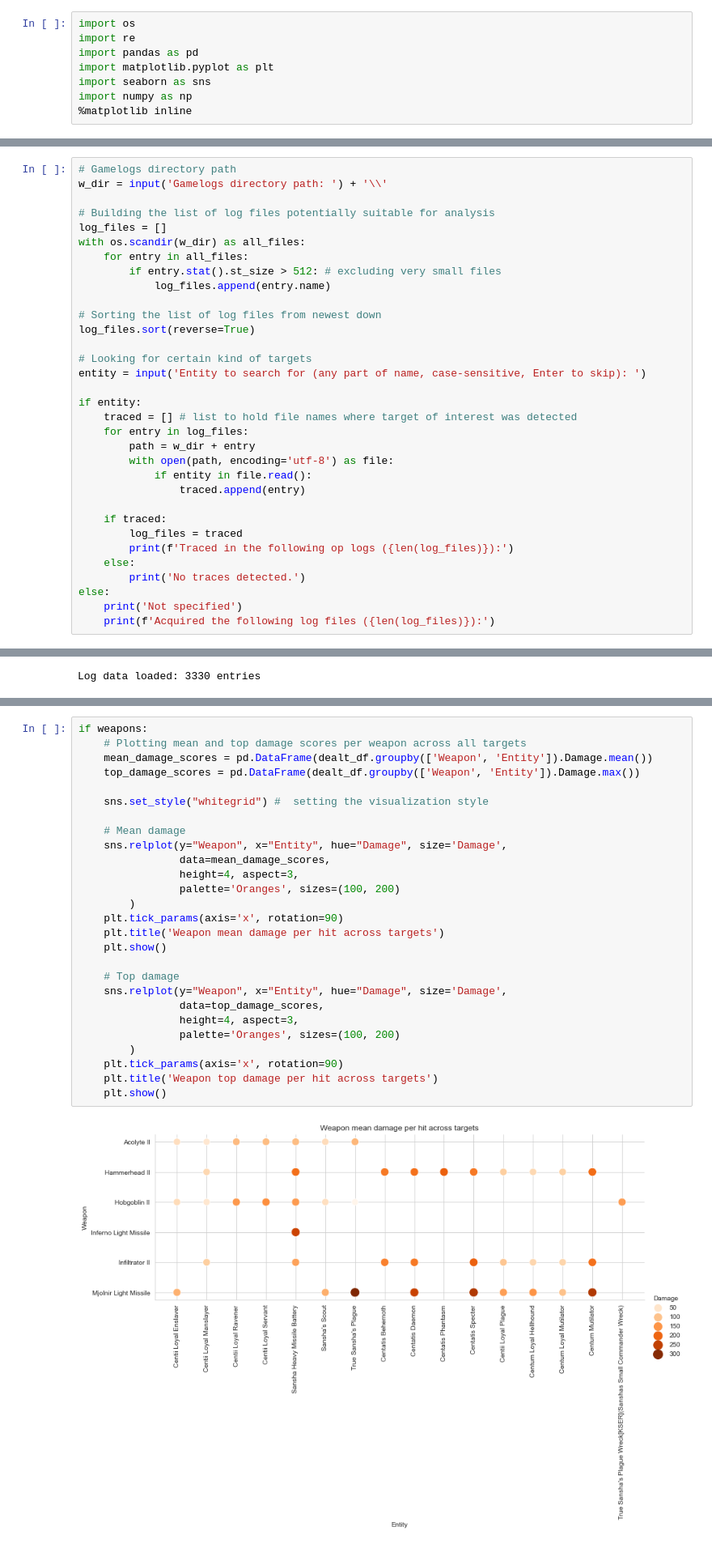
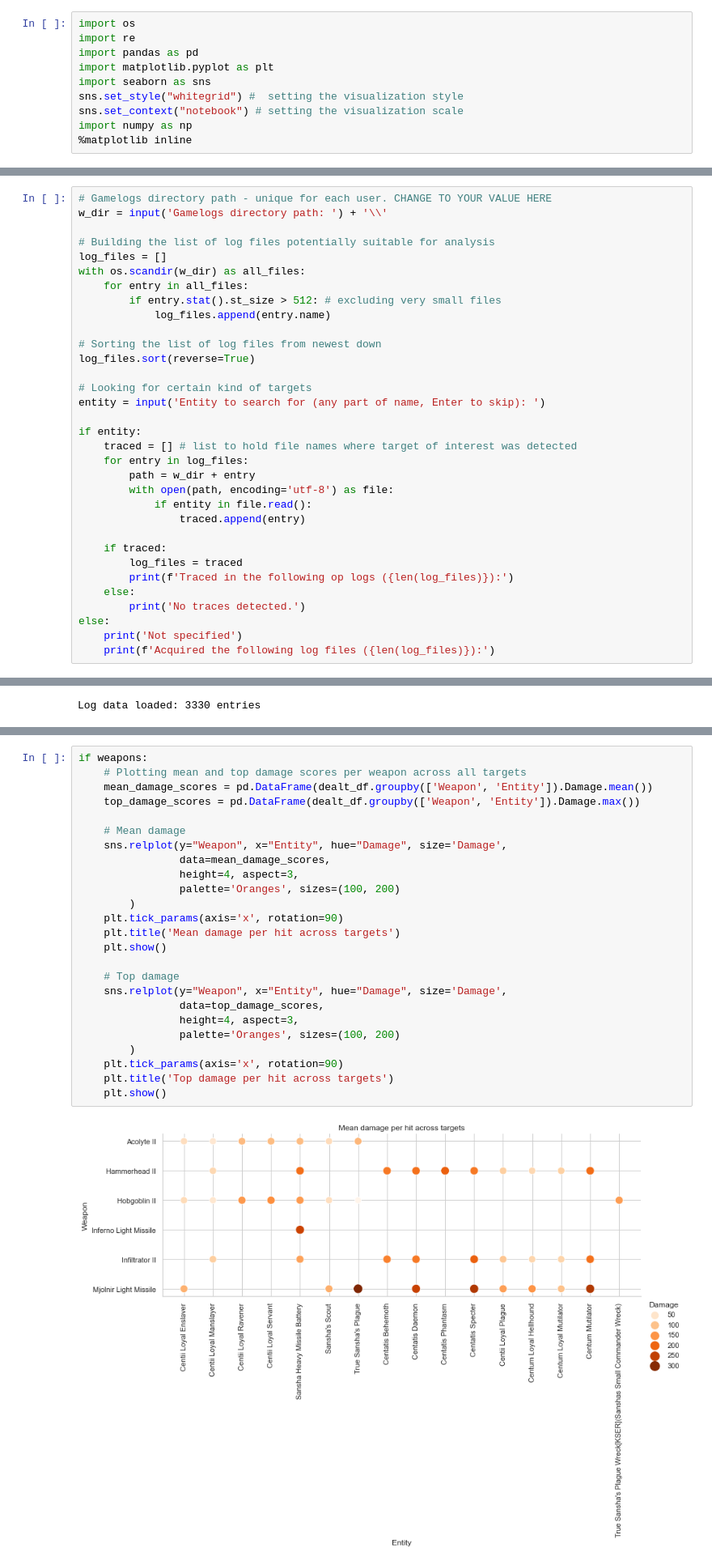
Before and after one commit to mislavskii/EvELogs, a Jupyter notebook: WeaponPerformancePub.ipynb, the cells around one changed output, grey strips where cells are left out. Shown at 81% size. Saved outputs shown, nothing was run; the diff lists cells and outputs as text.

```diff
--- a/WeaponPerformancePub.ipynb
+++ b/WeaponPerformancePub.ipynb
@@ -10,12 +10,14 @@ import re
 import pandas as pd
 import matplotlib.pyplot as plt
 import seaborn as sns
+sns.set_style("whitegrid") #  setting the visualization style
+sns.set_context("notebook") # setting the visualization scale
 import numpy as np
 %matplotlib inline
 # %% [markdown]
 ## 1. Data selection and acquisition.
 # %%
-# Gamelogs directory path
+# Gamelogs directory path - unique for each user. CHANGE TO YOUR VALUE HERE
 w_dir = input('Gamelogs directory path: ') + '\\'
 
 # Building the list of log files potentially suitable for analysis
@@ -29,7 +31,7 @@ with os.scandir(w_dir) as all_files:
 log_files.sort(reverse=True)
 
 # Looking for certain kind of targets
-entity = input('Entity to search for (any part of name, case-sensitive, Enter to skip): ')
+entity = input('Entity to search for (any part of name, Enter to skip): ')
 
 if entity:
     traced = [] # list to hold file names where target of interest was detected
@@ -253,29 +270,27 @@ else:
 # %%
 if weapons:
     # Plotting mean and top damage scores per weapon across all targets
     mean_damage_scores = pd.DataFrame(dealt_df.groupby(['Weapon', 'Entity']).Damage.mean())
     top_damage_scores = pd.DataFrame(dealt_df.groupby(['Weapon', 'Entity']).Damage.max())
-
-    sns.set_style("whitegrid") #  setting the visualization style
 
     # Mean damage
     sns.relplot(y="Weapon", x="Entity", hue="Damage", size='Damage',
                 data=mean_damage_scores,
                 height=4, aspect=3,
                 palette='Oranges', sizes=(100, 200)
         )
     plt.tick_params(axis='x', rotation=90)
-    plt.title('Weapon mean damage per hit across targets')
+    plt.title('Mean damage per hit across targets')
     plt.show()
 
     # Top damage
     sns.relplot(y="Weapon", x="Entity", hue="Damage", size='Damage',
                 data=top_damage_scores,
                 height=4, aspect=3,
                 palette='Oranges', sizes=(100, 200)
         )
     plt.tick_params(axis='x', rotation=90)
-    plt.title('Weapon top damage per hit across targets')
+    plt.title('Top damage per hit across targets')
     plt.show()
 # %% [output]
-[figure, old version]
+[figure, new version]
```
Also changed, not shown: parts of 10 cells of this notebook.
